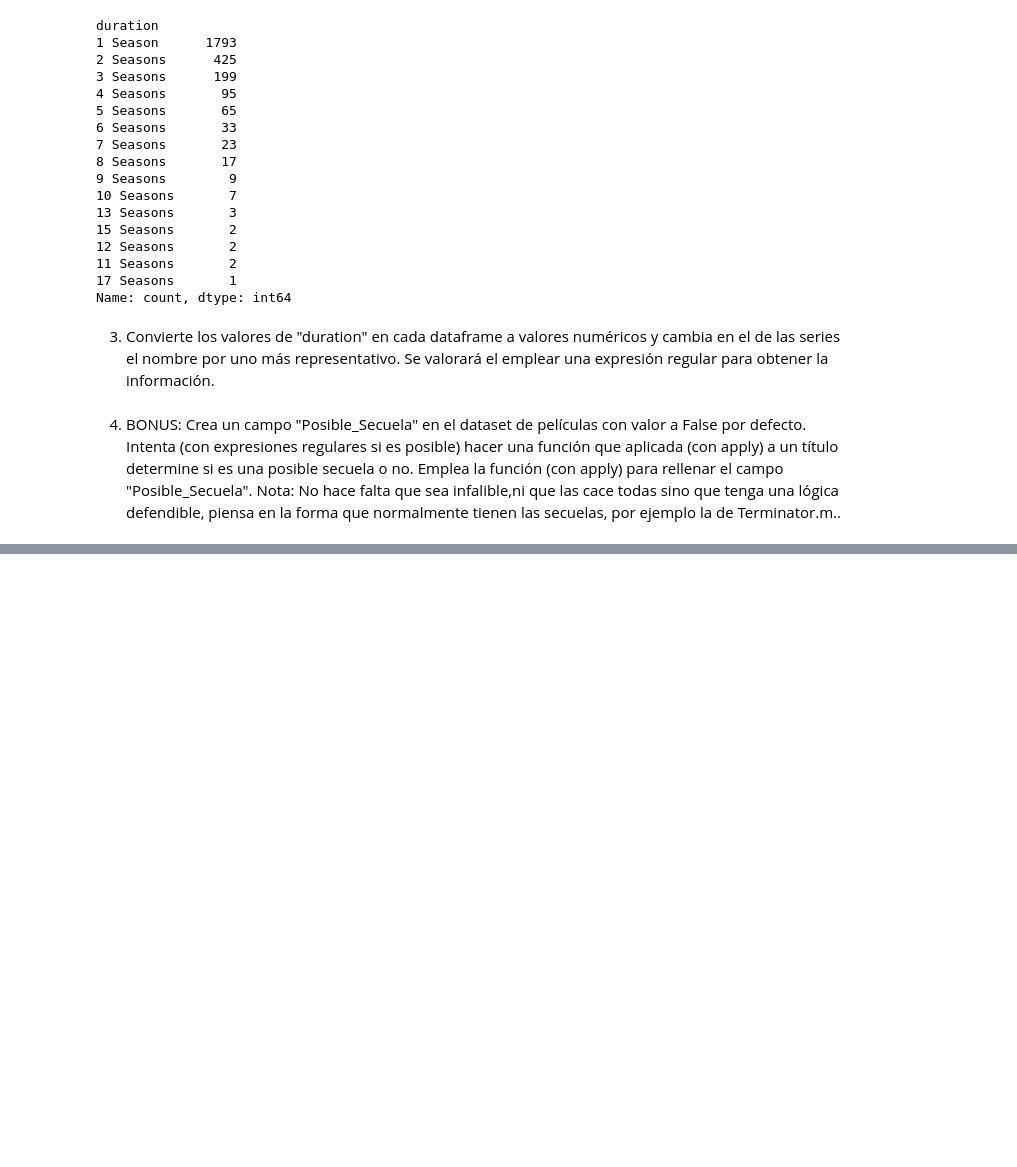
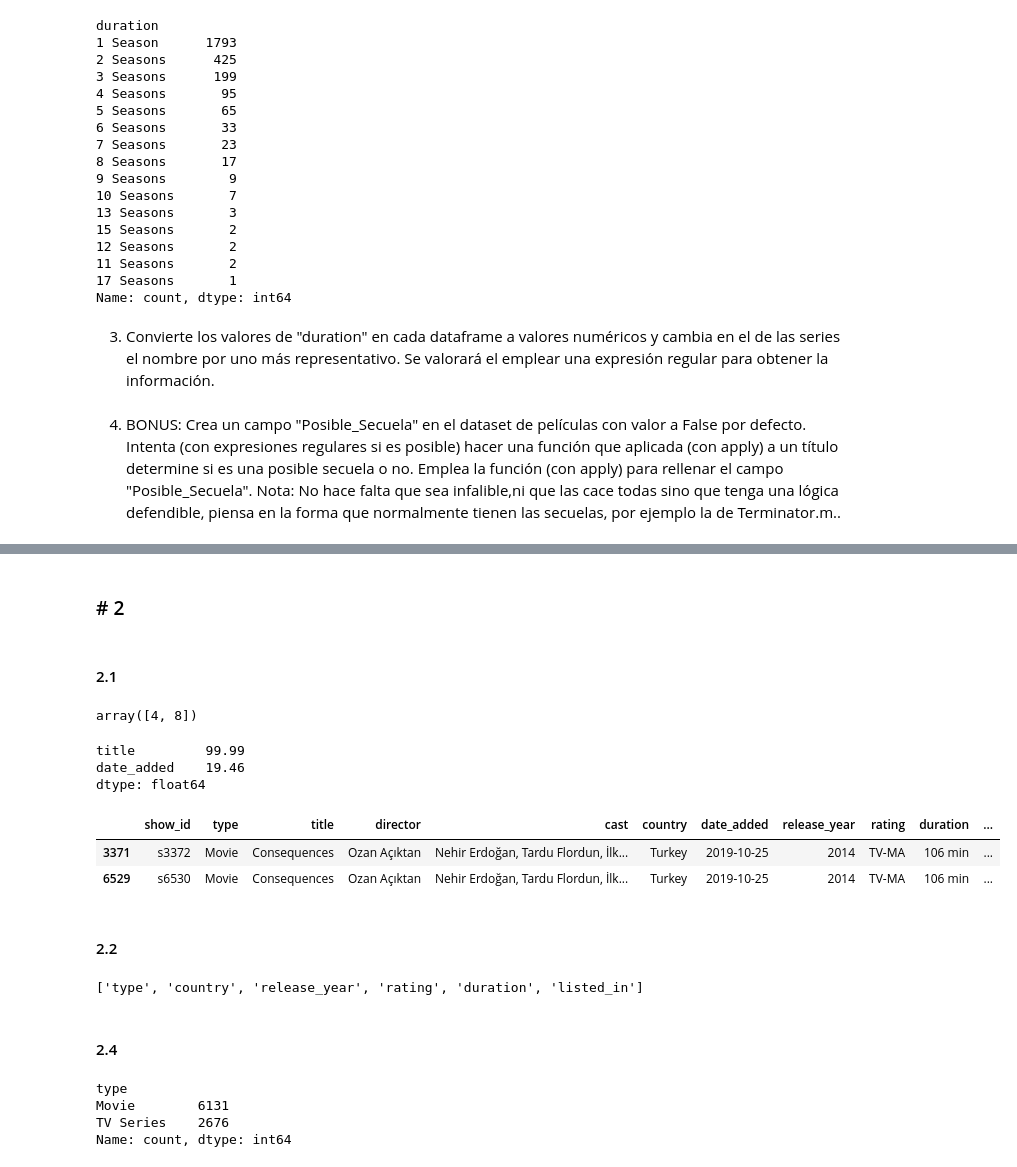
Before and after one commit to mardelmir/ONLINE_DS_THEBRIDGE_mardelmir, a Jupyter notebook: 03_Analisis_de_Datos/Sprint_05/Unidad_01/Challenge/18_Practica_Obligatoria_ETL.ipynb, the cells around one changed output, grey strips where cells are left out. Cells and saved outputs as stored; diff of their text form; code cells hidden in the pictures; blank space fills up the shorter version.

```diff
--- a/03_Analisis_de_Datos/Sprint_05/Unidad_01/Challenge/18_Practica_Obligatoria_ETL.ipynb
+++ b/03_Analisis_de_Datos/Sprint_05/Unidad_01/Challenge/18_Practica_Obligatoria_ETL.ipynb
@@ -505,0 +539,8 @@ Name: count, dtype: int64
+# %%
+# Respecto a los NA: nunique(dropna = True) devuelve el número de valores ÚNICOS que hay sin NA
+
+diccionario_cardinalidad = {}
+for col in df.columns:
+    cardinalidad = round(df[col].nunique() / len(df) * 100, 2)
+    print(f'Para <{col}> la cardinalidad es {cardinalidad}')
+    diccionario_cardinalidad[col] = cardinalidad
@@ -505,0 +620,53 @@ Name: count, dtype: int64
+# %% [markdown]
+### # 2
+# %% [markdown]
+#### 2.1
+# %%
+for col in df:
+    if df[col].dtype == 'O':
+        df[col] = df[col].str.strip() # df[col] es una SERIE, aplica método strip elemento a elemento
+
+# s.str.strip() = s.apply(str.strip)
+# %%
+def dime_largo(x):
+    return len(x)
+
+dime_largo('hola') # 4
+dime_largo(['hola', 'caracola']) # 2
+
+dime_largo_vectorizada = np.vectorize(dime_largo) # ahorra hacer for (más eficiente que for)
+dime_largo_vectorizada(['hola', 'caracola']) # [4, 8]
+# %% [output]
+array([4, 8])
+# %%
+cardinality_serie_2[cardinality_serie != cardinality_serie_2] # Efectivamente descartamos title como posible índice
+# %% [output]
+title         99.99
+date_added    19.46
+dtype: float64
+# %%
+df[df.title == 'Consequences'] # esta era la fila duplicada
+# %% [output]
+|  | show_id | type | title | director | cast | country | date_added | release_year | rating | duration | ... |
+| 3371 | s3372 | Movie | Consequences | Ozan Açıktan | Nehir Erdoğan, Tardu Flordun, İlk... | Turkey | 2019-10-25 | 2014 | TV-MA | 106 min | ... |
+| 6529 | s6530 | Movie | Consequences | Ozan Açıktan | Nehir Erdoğan, Tardu Flordun, İlk... | Turkey | 2019-10-25 | 2014 | TV-MA | 106 min | ... |
+# %% [markdown]
+#### 2.2
+# %%
+less_10 = [col for col, num in cardinality_serie_2.items() if num < 10]
+less_10
+# %% [output]
+['type', 'country', 'release_year', 'rating', 'duration', 'listed_in']
+# %% [markdown]
+#### 2.4
+# %%
+# 2.4.1
+filter_type = lambda given_type: 'Movie' if given_type in ['Movie', 'Film'] else 'TV Series'
+
+df['type'] = df['type'].apply(filter_type)
+df['type'].value_counts()
+# %% [output]
+type
+Movie        6131
+TV Series    2676
+Name: count, dtype: int64
```
Also changed, not shown: parts of 24 cells of this notebook.
